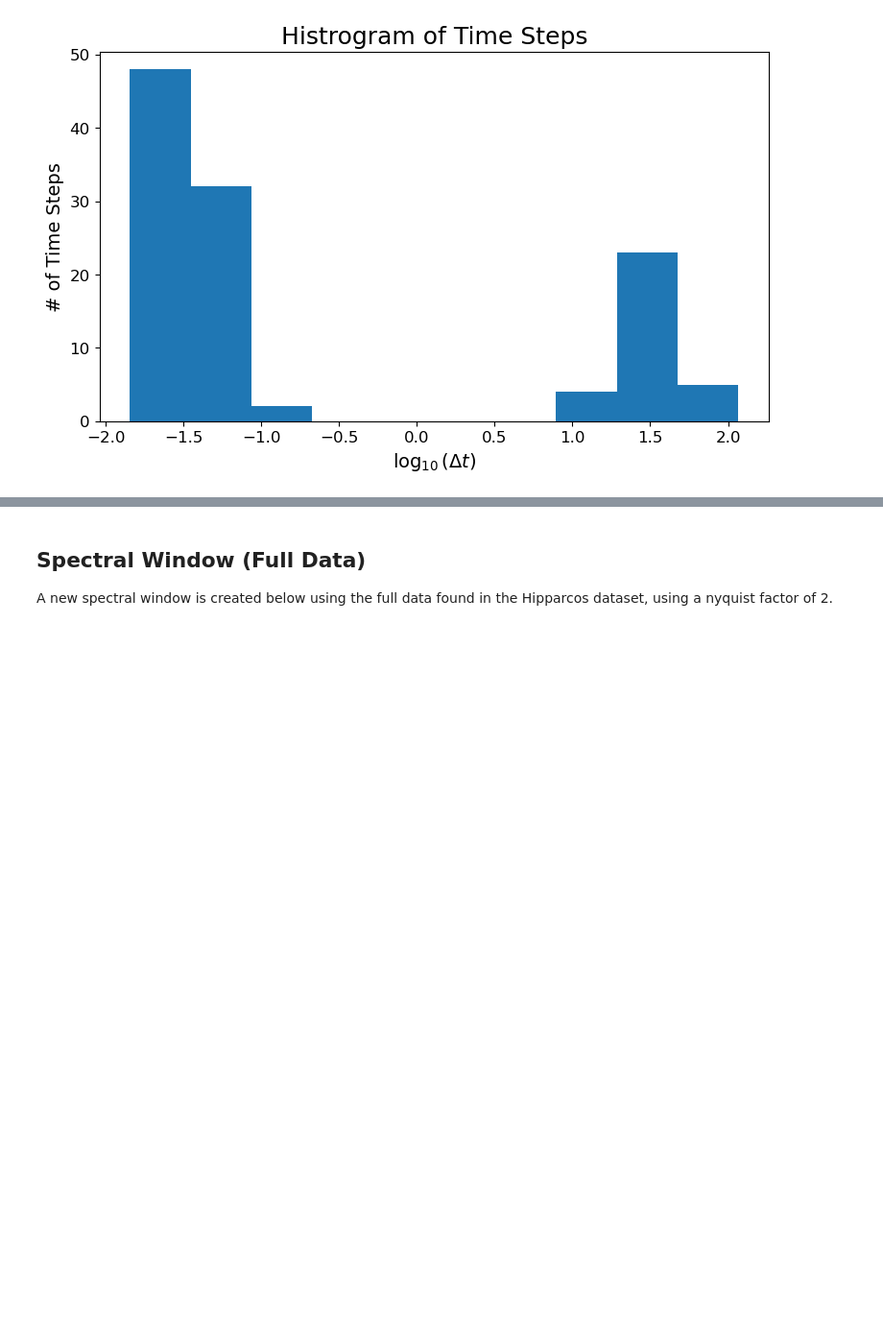
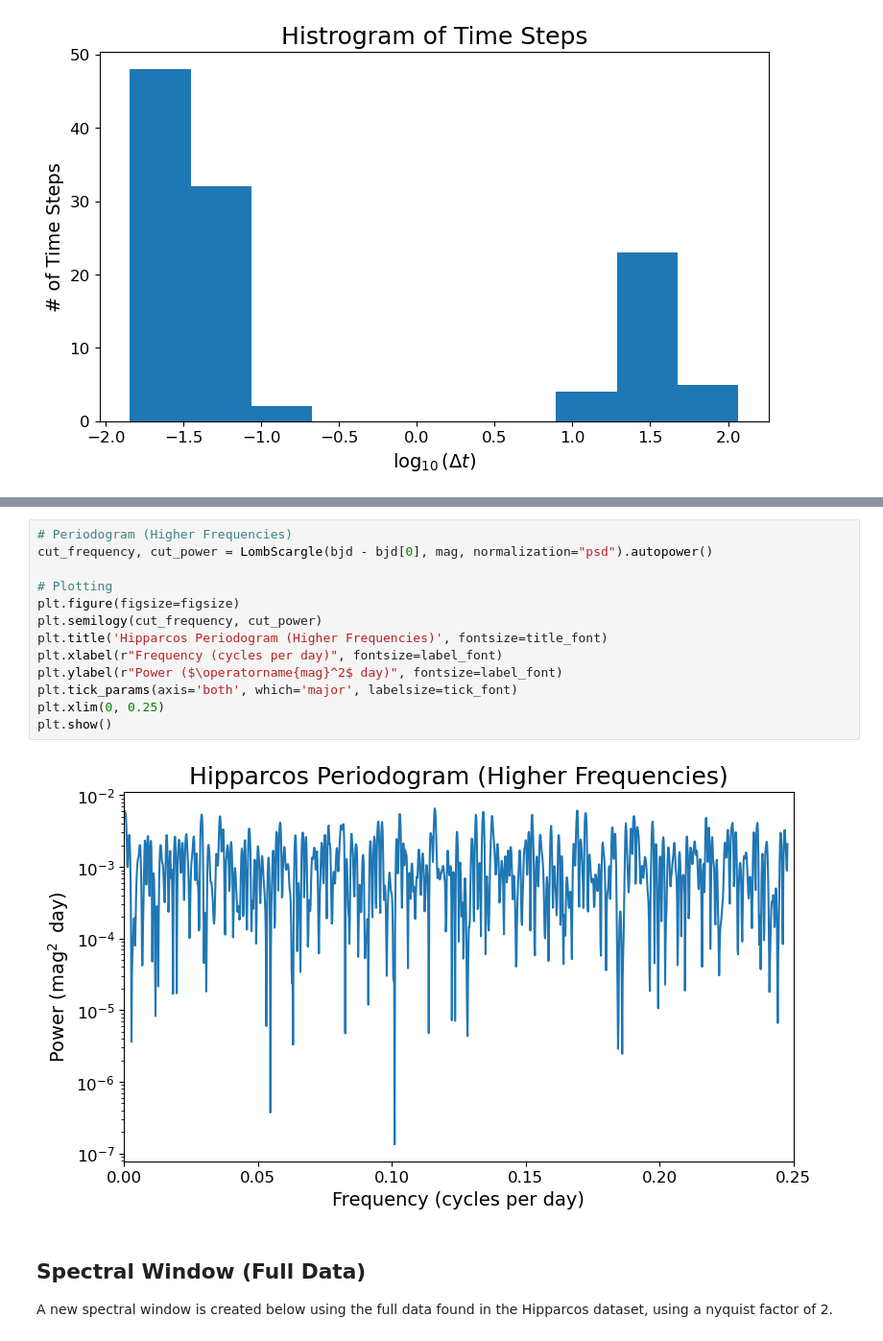
Before and after one commit to afonse15428/GJ-3942, a Jupyter notebook: GJ3942_time_series_analysis_Hipparcos.ipynb, the cells around one changed output, grey strips where cells are left out. Shown: that part at 96% size. Drawn from its saved outputs; the diff is of its cells as text; blank space fills up the shorter version.

```diff
--- a/GJ3942_time_series_analysis_Hipparcos.ipynb
+++ b/GJ3942_time_series_analysis_Hipparcos.ipynb
@@ -116,3 +120,18 @@ plt.show()
+# %%
+# Periodogram (Higher Frequencies)
+cut_frequency, cut_power = LombScargle(bjd - bjd[0], mag, normalization="psd").autopower()
+
+# Plotting
+plt.figure(figsize=figsize)
+plt.semilogy(cut_frequency, cut_power)
+plt.title('Hipparcos Periodogram (Higher Frequencies)', fontsize=title_font)
+plt.xlabel(r"Frequency (cycles per day)", fontsize=label_font)
+plt.ylabel(r"Power ($\operatorname{mag}^2$ day)", fontsize=label_font)
+plt.tick_params(axis='both', which='major', labelsize=tick_font)
+plt.xlim(0, 0.25)
+plt.show()
+# %% [output]
+[figure, added]
 # %% [markdown]
 ## Spectral Window (Full Data)
 
```
Also changed, not shown: parts of 10 cells of this notebook, 1 other file.
